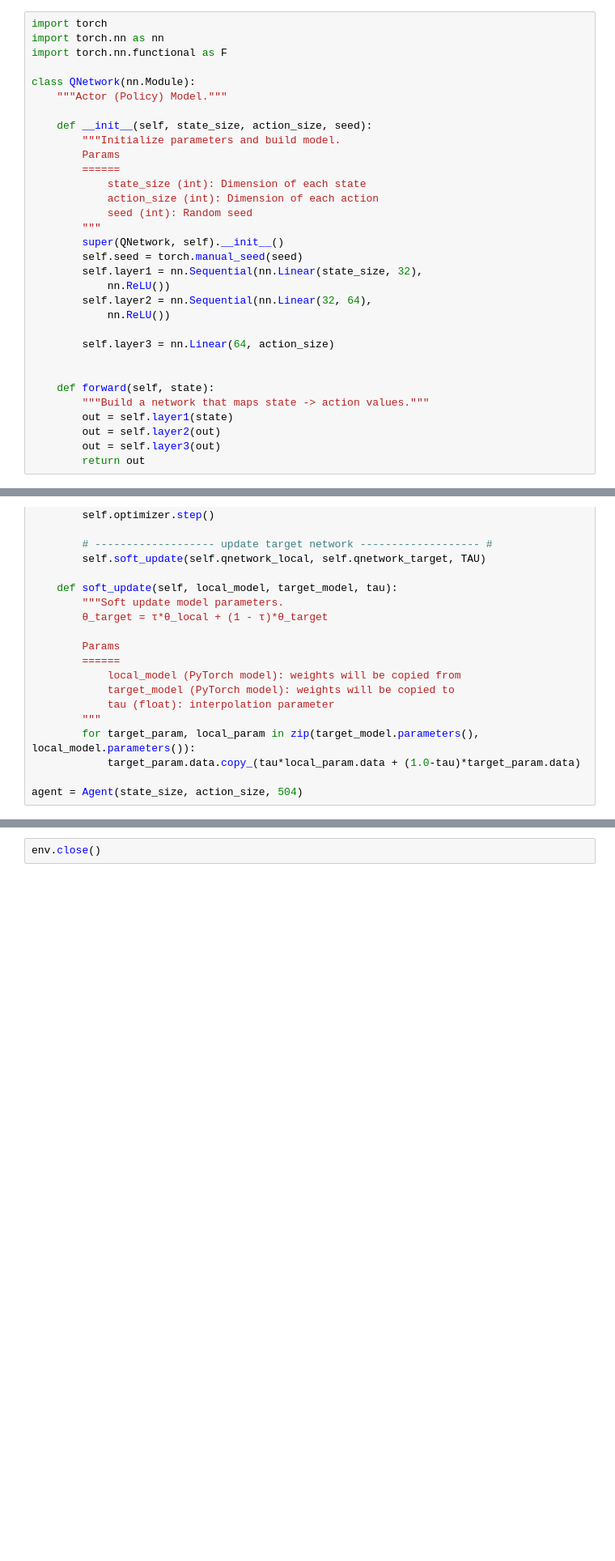
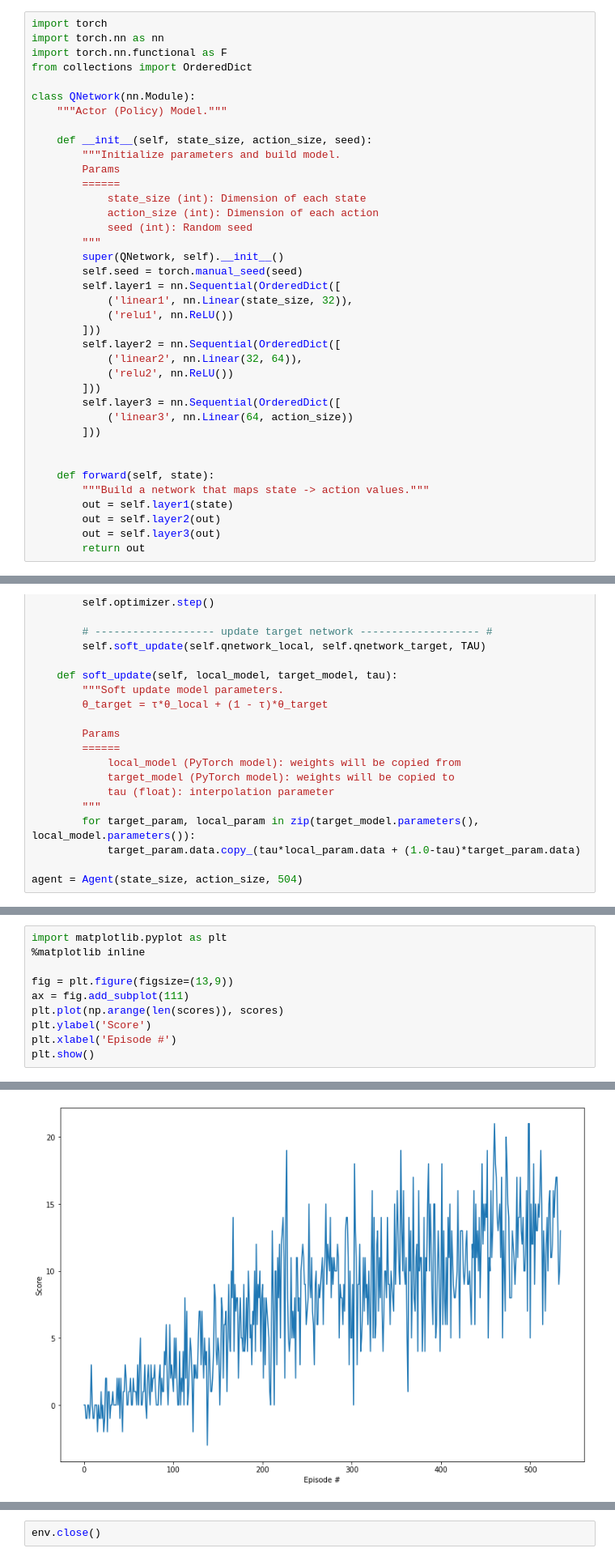
Before and after one commit to grygoryant/drlnd_p1, a Jupyter notebook: Navigation.ipynb, the cells around one changed output, grey strips where cells are left out. Shown at 81% size. Saved outputs shown, nothing was run; the diff lists cells and outputs as text; blank space fills up the shorter version.

```diff
--- a/Navigation.ipynb
+++ b/Navigation.ipynb
@@ -131,6 +131,7 @@ env_info = env.reset(train_mode=True)[brain_name]
 import torch
 import torch.nn as nn
 import torch.nn.functional as F
+from collections import OrderedDict
 
 class QNetwork(nn.Module):
     """Actor (Policy) Model."""
@@ -145,12 +146,17 @@ class QNetwork(nn.Module):
         """
         super(QNetwork, self).__init__()
         self.seed = torch.manual_seed(seed)
-        self.layer1 = nn.Sequential(nn.Linear(state_size, 32),
-            nn.ReLU())
-        self.layer2 = nn.Sequential(nn.Linear(32, 64),
-            nn.ReLU())
-
-        self.layer3 = nn.Linear(64, action_size)
+        self.layer1 = nn.Sequential(OrderedDict([
+            ('linear1', nn.Linear(state_size, 32)),
+            ('relu1', nn.ReLU())
+        ]))
+        self.layer2 = nn.Sequential(OrderedDict([
+            ('linear2', nn.Linear(32, 64)),
+            ('relu2', nn.ReLU())
+        ]))
+        self.layer3 = nn.Sequential(OrderedDict([
+            ('linear3', nn.Linear(64, action_size))
+        ]))
 
 
     def forward(self, state):
@@ -318,0 +384,11 @@ agent = Agent(state_size, action_size, 504)
+# %%
+import matplotlib.pyplot as plt
+%matplotlib inline
+
+fig = plt.figure(figsize=(13,9))
+ax = fig.add_subplot(111)
+plt.plot(np.arange(len(scores)), scores)
+plt.ylabel('Score')
+plt.xlabel('Episode #')
+plt.show()
+# %% [output]
@@ -318,0 +397 @@ agent = Agent(state_size, action_size, 504)
+[figure, added]
```
Also changed, not shown: parts of 11 cells of this notebook, 3 other files.
